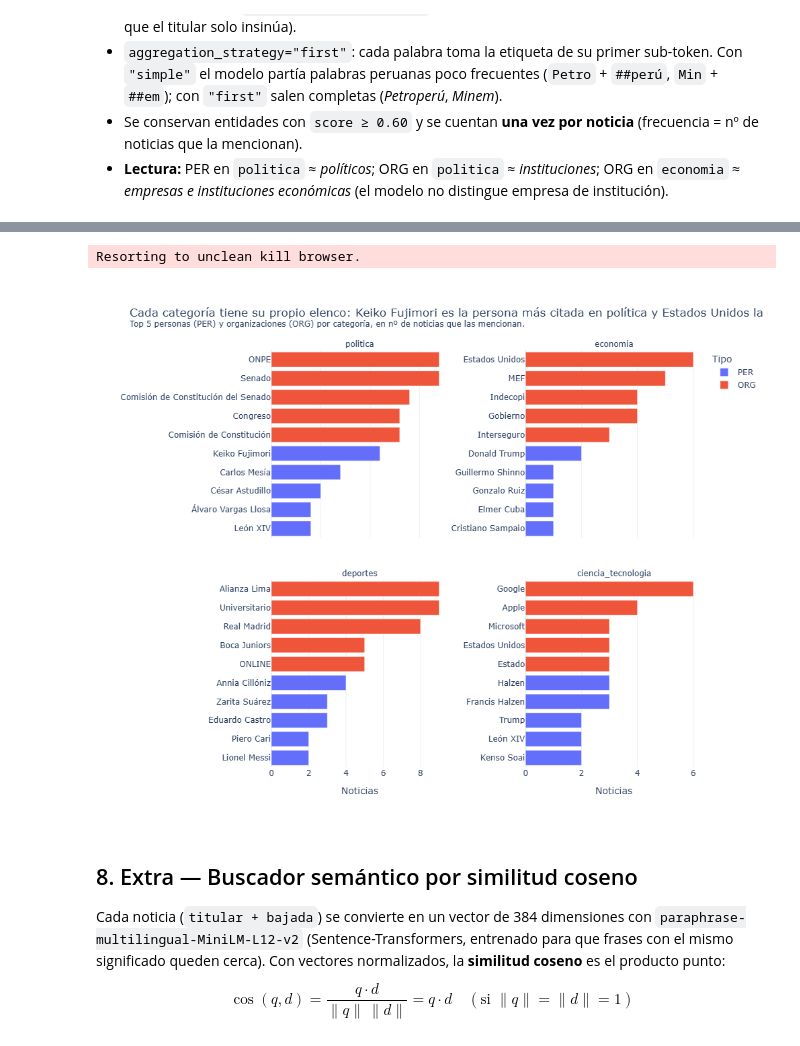
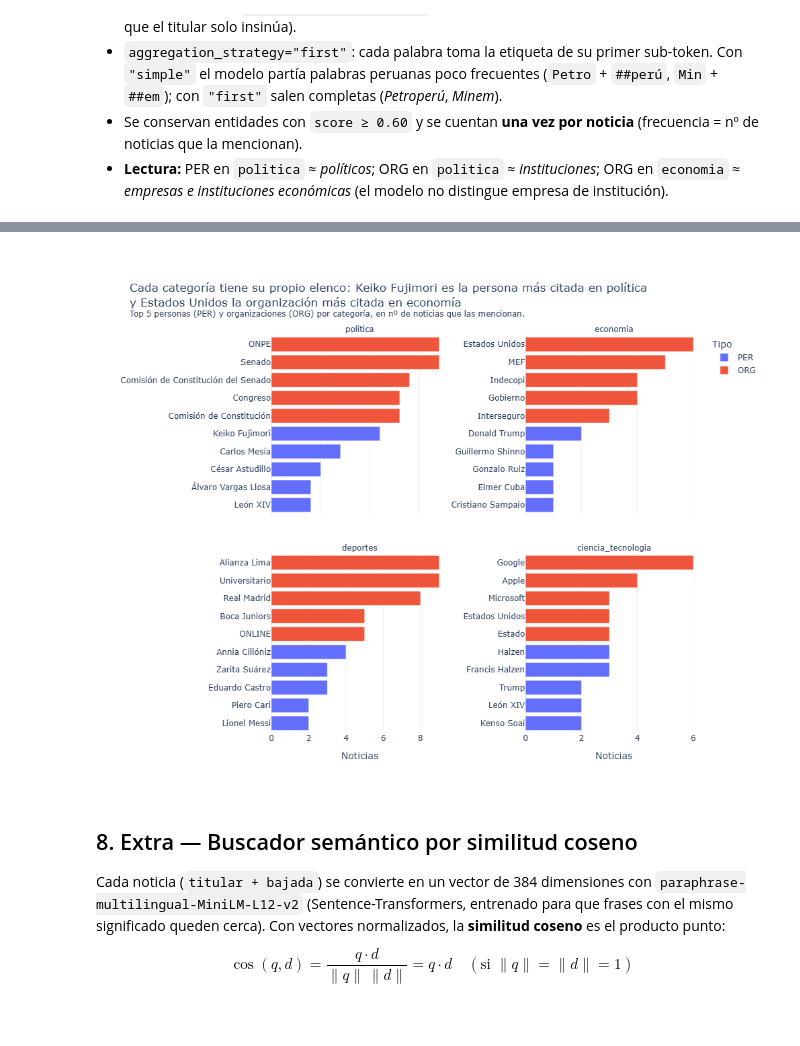
Before and after one commit to Cris92W/Python-Intermedio, a Jupyter notebook: tarea_1/01_recoleccion.ipynb, the cells around one changed output, grey strips where cells are left out. Cells and saved outputs as stored; diff of their text form; code cells hidden in the pictures.

```diff
--- a/tarea_1/01_recoleccion.ipynb
+++ b/tarea_1/01_recoleccion.ipynb
@@ -670,24 +691,24 @@ tabla_ner
 # %%
 top = (ents[ents["tipo"].isin(["PER", "ORG"])]
        .groupby(["etiqueta", "tipo", "entidad"]).size().rename("noticias").reset_index()
        .sort_values("noticias", ascending=False).groupby(["etiqueta", "tipo"]).head(5))
 
 per_pol = top_entidades("politica", "PER", 1)
 org_eco = top_entidades("economia", "ORG", 1)
-titulo = (f"Cada categoría tiene su propio elenco: {per_pol.index[0]} es la persona más citada en política "
+titulo = (f"Cada categoría tiene su propio elenco: {per_pol.index[0]} es la persona más citada en política<br>"
           f"y {org_eco.index[0]} la organización más citada en economía"
           "<br><sup>Top 5 personas (PER) y organizaciones (ORG) por categoría, en nº de noticias que las mencionan.</sup>")
 fig = px.bar(top.sort_values("noticias"), x="noticias", y="entidad", color="tipo", orientation="h",
              facet_col="etiqueta", facet_col_wrap=2, facet_col_spacing=0.18, facet_row_spacing=0.1,
              category_orders={"etiqueta": ORDEN_CAT},
              height=800, title=titulo, labels={"noticias": "Noticias", "entidad": "", "tipo": "Tipo"})
 fig.update_yaxes(matches=None, showticklabels=True, categoryorder="total ascending")
 fig.update_xaxes(matches=None)
 fig.for_each_annotation(lambda a: a.update(text=a.text.split("=")[-1]))
+fig.update_layout(margin=dict(t=130))
 fig.show()
 # %% [output]
-Resorting to unclean kill browser.
-[figure, old version]
+[figure, new version]
 # %% [markdown]
 ## 8. Extra — Buscador semántico por similitud coseno
 
```
Also changed, not shown: parts of 9 cells of this notebook, 1 other file.
